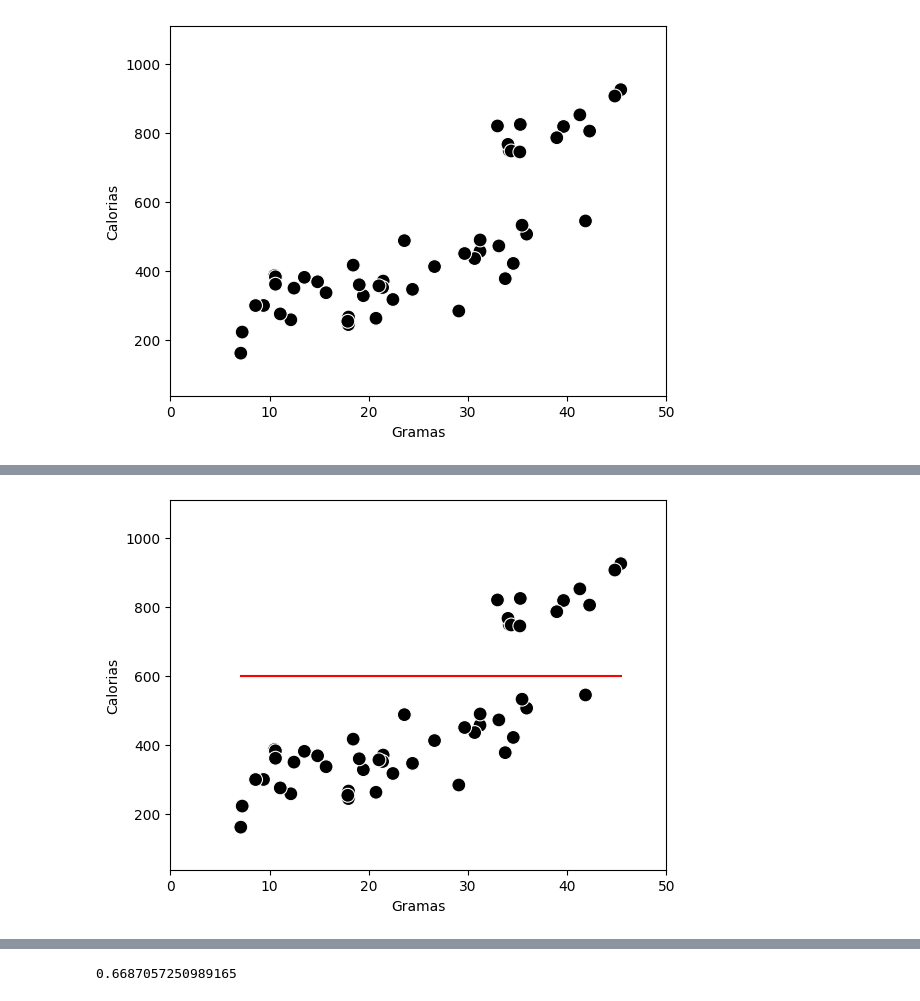
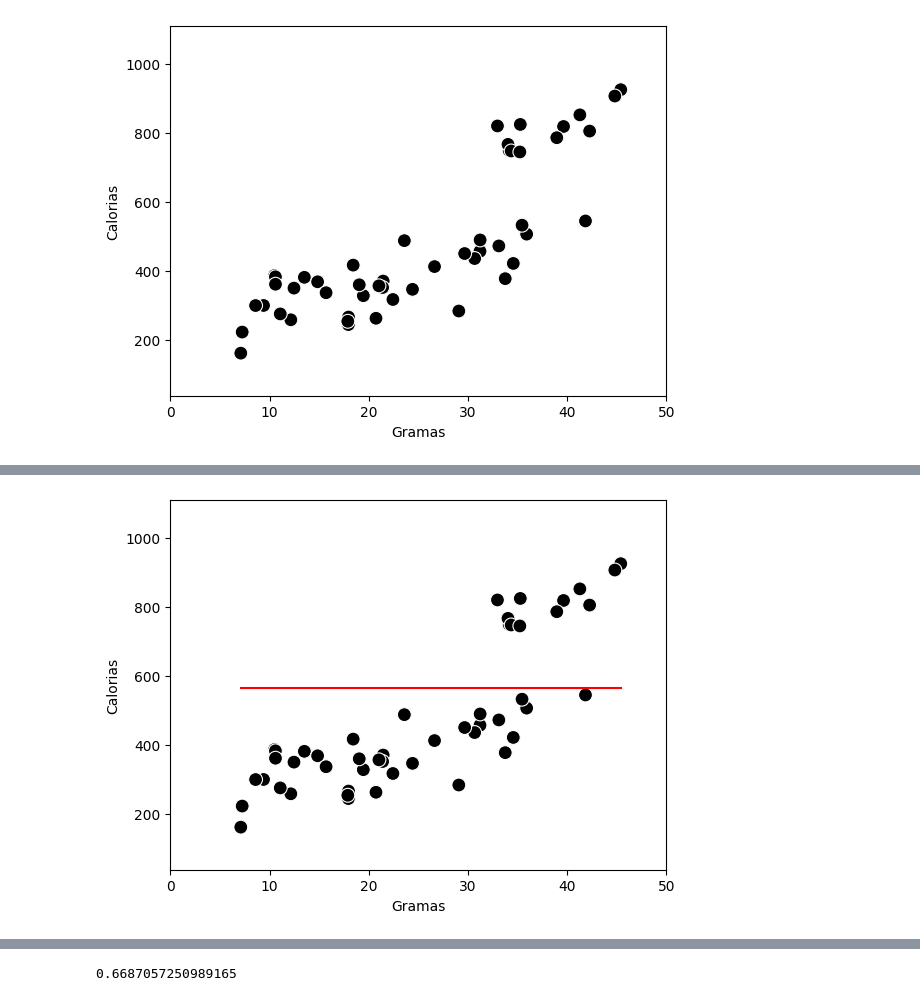
Before and after one commit to Laboratorio-de-Analise-de-Dados/disciplina_python_ml, a Jupyter notebook: dev/script/aulas_teoricas/01-aula_2026-07-14.ipynb, the cells around one changed output, grey strips where cells are left out. Saved outputs shown, nothing was run; the diff lists cells and outputs as text; code cells hidden in the pictures.

```diff
--- a/dev/script/aulas_teoricas/01-aula_2026-07-14.ipynb
+++ b/dev/script/aulas_teoricas/01-aula_2026-07-14.ipynb
@@ -721,0 +826,23 @@ plt.show()
+# %%
+dados_reta = [800, -10,]
+dados['y_noise_calculo'] = dados['x_noise'].apply(curva.reta, args=dados_reta)
+sns.scatterplot(
+    x='x_noise',
+    y='y_noise_new_cal',
+    hue='style_2',
+    legend=False,
+    s=100,
+    palette=palette,
+    data=dados
+)
+sns.lineplot(
+    x='x_noise',
+    y='y_noise_calculo',
+    data=dados,
+    c='r',
+)
+plt.xlabel(obsr)
+plt.ylabel(pred)
+plt.xlim([0,50])
+plt.ylim([normalizador,30*normalizador])
+plt.show()
@@ -722,28 +851,28 @@ plt.show()
 # %%
-dados_reta = [600, 0,]
+dados_reta = [566, 0,]
 dados['y_noise_calculo'] = dados['x_noise'].apply(curva.reta, args=dados_reta)
 sns.scatterplot(
     x='x_noise',
     y='y_noise_new_cal',
     hue='style_2',
     legend=False,
     s=100,
     palette=palette,
     data=dados
 )
 sns.lineplot(
     x='x_noise',
     y='y_noise_calculo',
     data=dados,
     c='r',
 )
 plt.xlabel(obsr)
 plt.ylabel(pred)
 plt.xlim([0,50])
 plt.ylim([normalizador,30*normalizador])
 plt.show()
 # %% [output]
-[figure, old version]
+[figure, new version]
 # %%
 dados['y_noise_calculo'] = dados['x_noise'].apply(curva.reta, args=dados_reta)
 sns.scatterplot(
```
Also changed, not shown: parts of 35 cells of this notebook, 3 other files.
